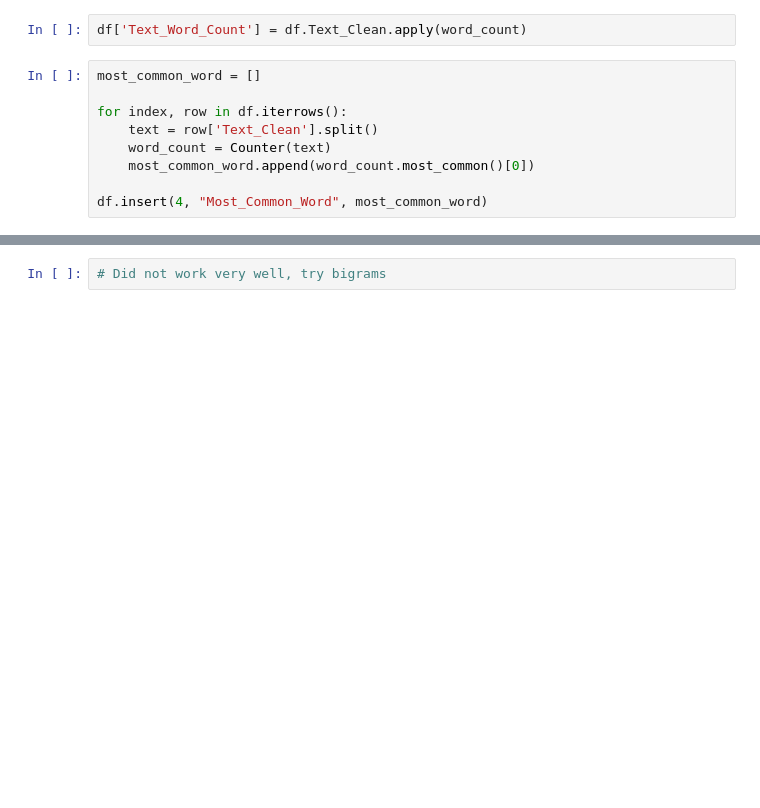
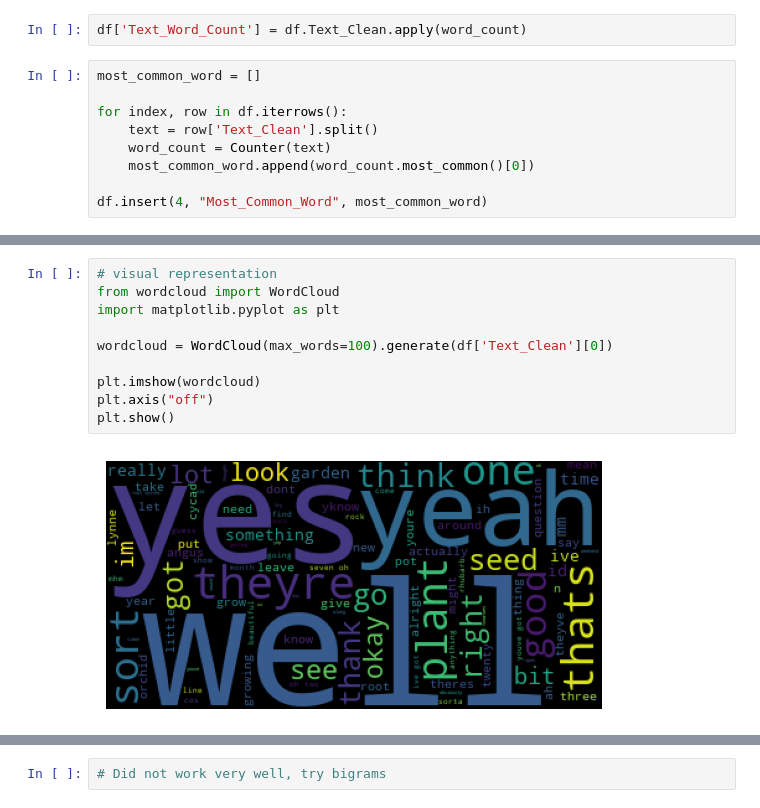
Before and after one commit to jn432/ANLP, a Jupyter notebook: Assignment 1/AT1.ipynb, the cells around one changed output, grey strips where cells are left out. Saved outputs shown, nothing was run; the diff lists cells and outputs as text; blank space fills up the shorter version.

Commit message:
Word cloud

```diff
--- a/Assignment 1/AT1.ipynb
+++ b/Assignment 1/AT1.ipynb
@@ -325,0 +349,12 @@ df.head(10)
+# %%
+# visual representation
+from wordcloud import WordCloud
+import matplotlib.pyplot as plt
+
+wordcloud = WordCloud(max_words=100).generate(df['Text_Clean'][0])
+
+plt.imshow(wordcloud)
+plt.axis("off")
+plt.show()
+# %% [output]
+[figure, added]
```
Also changed, not shown: parts of 5 cells of this notebook.
